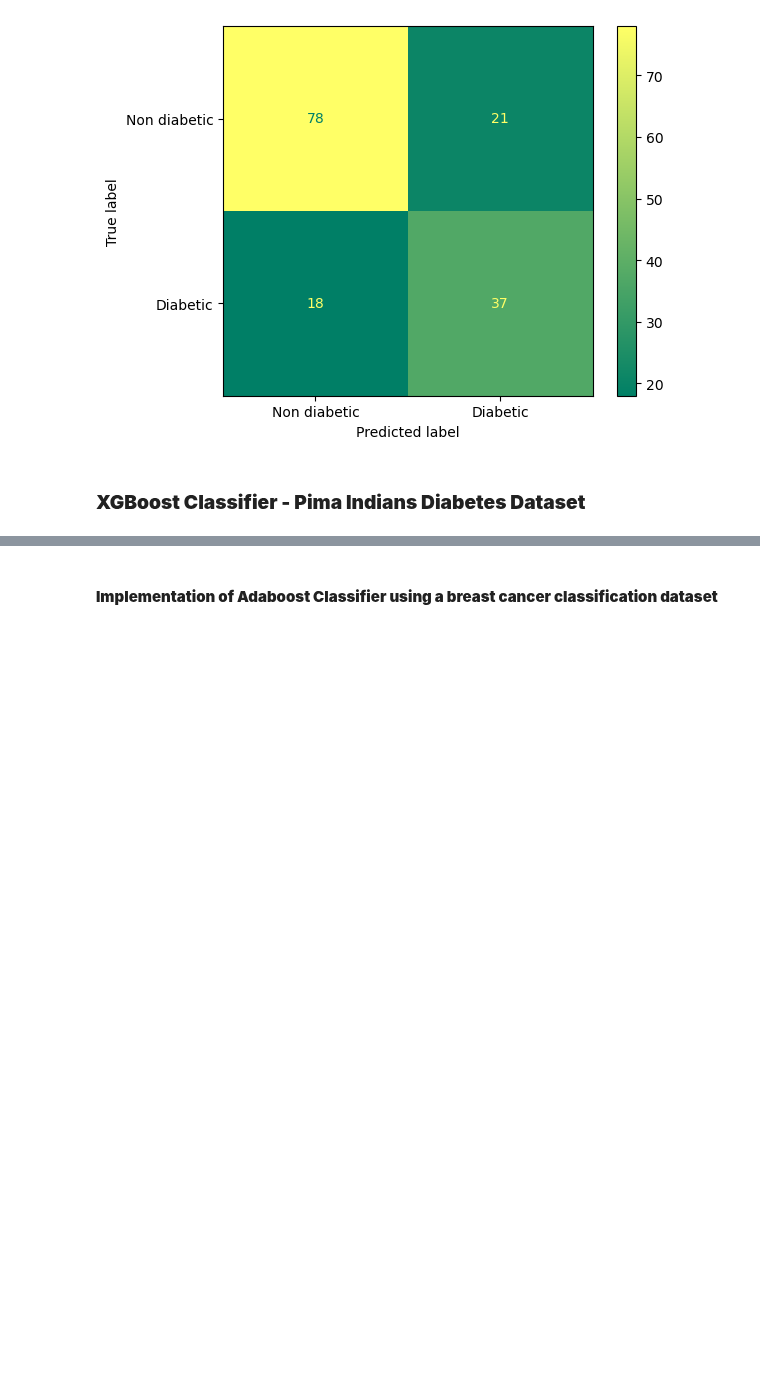
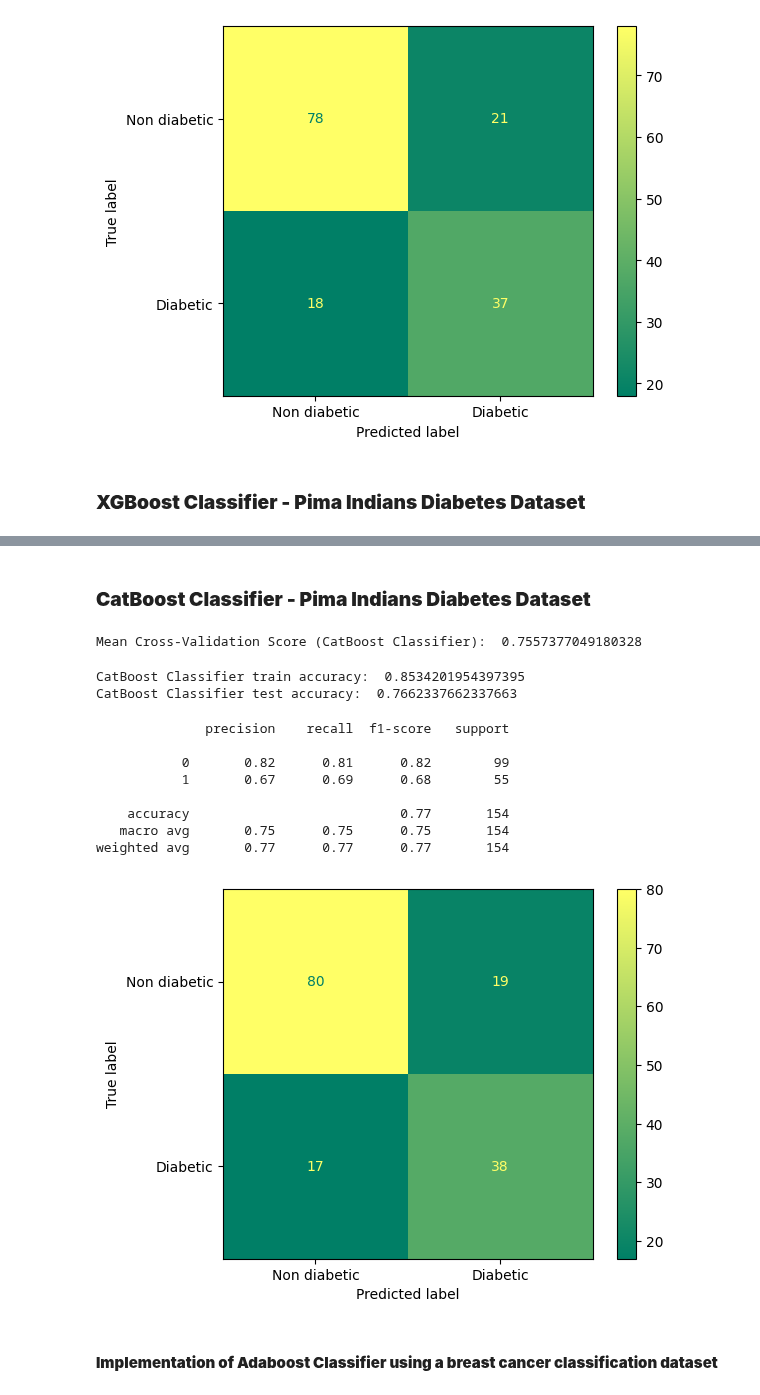
Before and after one commit to aninditadash/Introduction_to_machine_learning, a Jupyter notebook: supervised_learning/Ensemble_Learning.ipynb, the cells around one changed output, grey strips where cells are left out. Saved outputs shown, nothing was run; the diff lists cells and outputs as text; code cells hidden in the pictures; blank space fills up the shorter version.

```diff
--- a/supervised_learning/Ensemble_Learning.ipynb
+++ b/supervised_learning/Ensemble_Learning.ipynb
@@ -1074,0 +1128,2 @@ from xgboost import XGBClassifier
+# %% [markdown]
+### __CatBoost Classifier - Pima Indians Diabetes Dataset__
@@ -1075,18 +1133,20 @@ from xgboost import XGBClassifier
 # %%
-from sklearn.preprocessing import LabelEncoder
 le = LabelEncoder()
 y = le.fit_transform(y)
 
 # Split the data into training and testing sets
-X_train, X_test, y_train, y_test = train_test_split(X, y, test_size=0.2, random_state=7)
+X_train, X_test, y_train, y_test = train_test_split(X, y, test_size=0.2, random_state=42)
 
-# XGBoost Classifier
-xgb_pipeline = Pipeline([
+
+# CatBoost Classifier
+cat_pipeline = Pipeline([
     ('imputer', SimpleImputer(strategy='mean')),
     ('scaler', MinMaxScaler(feature_range=(0, 1))),
-    ('classifier', XGBClassifier(n_estimators=100, random_state=7, use_label_encoder=True, eval_metric='logloss'))
+    ('classifier', CatBoostClassifier(n_estimators=100, random_state=7, verbose=0))
 ])
 
-# Evaluate the XGBoost Classifier pipeline
-xgb_results = cross_val_score(xgb_pipeline, X_train, y_train, cv=kfold, error_score="raise")
-print("XGBoost Classifier mean accuracy: ", xgb_results.mean())
+# Evaluate the CatBoost Classifier pipeline using cross-validation on the training set
+cat_cv_results = cross_val_score(cat_pipeline, X_train, y_train, cv=kfold)
+print("Mean Cross-Validation Score (CatBoost Classifier): ", cat_cv_results.mean())
+# %% [output]
+Mean Cross-Validation Score (CatBoost Classifier):  0.7557377049180328
@@ -1112,3 +1153,39 @@ print("Mean Cross-Validation Score (XGBoost Classifier): ", xgb_results.mean())
+# %%
+# Fit the CatBoost Classifier pipeline on the training set and evaluate on the test set
+cat_pipeline.fit(X_train, y_train)
+
+# evaluating model on train and test dataset
+y_pred_train_catb = cat_pipeline.predict(X_train)
+y_pred_test_catb = cat_pipeline.predict(X_test)
+
+# Calculate training and testing accuracy
+cat_train_score = cat_pipeline.score(X_train, y_train)
+cat_test_score = cat_pipeline.score(X_test, y_test)
+
+print("CatBoost Classifier train accuracy: ", cat_train_score)
+print("CatBoost Classifier test accuracy: ", cat_test_score)
+# %% [output]
+CatBoost Classifier train accuracy:  0.8534201954397395
+CatBoost Classifier test accuracy:  0.7662337662337663
+# %%
+print(classification_report(y_test,y_pred_test_catb))
+
+cmap = 'summer'
+display_labels=['Non diabetic','Diabetic']
+cm = confusion_matrix(y_test, y_pred_test_catb)
+disp = ConfusionMatrixDisplay(confusion_matrix=cm, display_labels=display_labels)
+disp.plot(cmap=cmap)
+plt.show()
+# %% [output]
+              precision    recall  f1-score   support
+
+           0       0.82      0.81      0.82        99
+           1       0.67      0.69      0.68        55
+
+    accuracy                           0.77       154
+   macro avg       0.75      0.75      0.75       154
+weighted avg       0.77      0.77      0.77       154
+[figure, added]
 # %% [markdown]
 #### **Implementation of Adaboost Classifier using a breast cancer classification dataset**
 # %%
```
Also changed, not shown: parts of 16 cells of this notebook.
